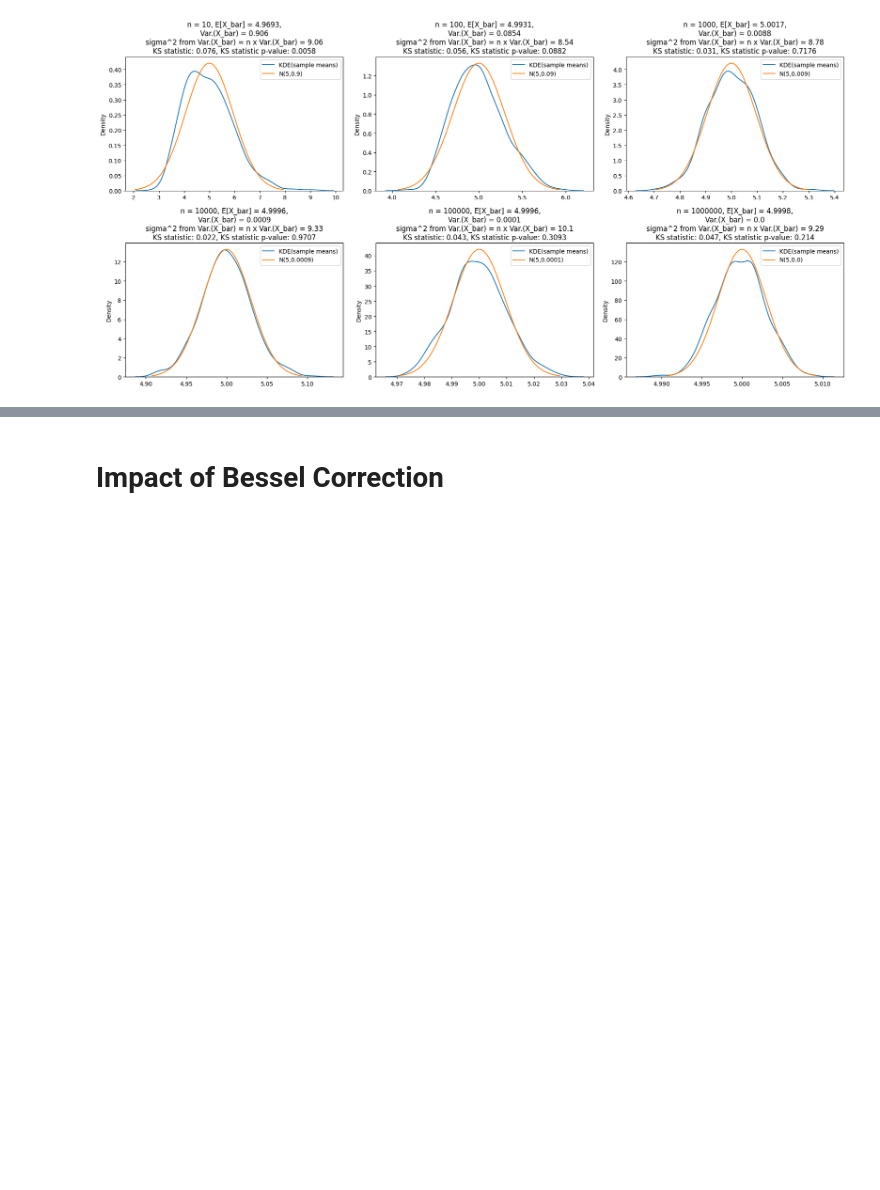
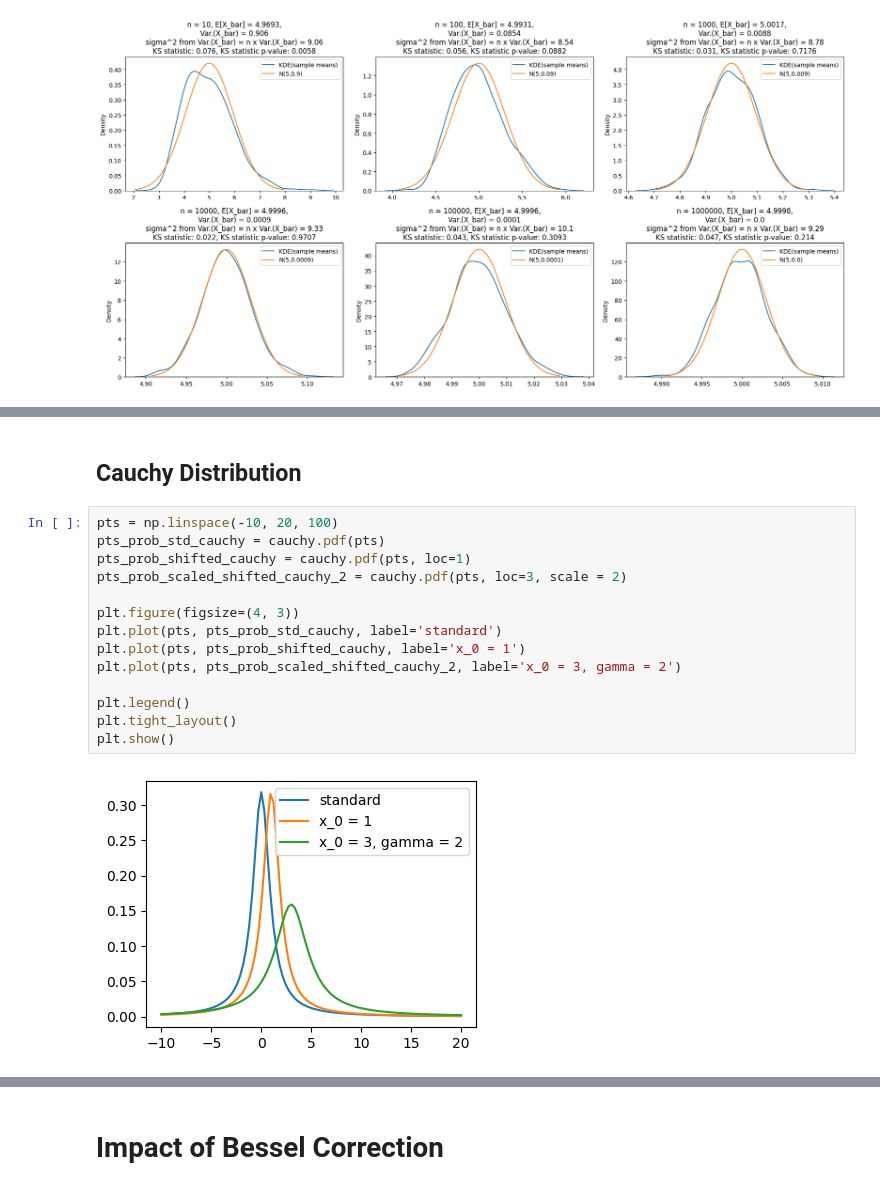
Before and after one commit to akshayDev17/Statistics, a Jupyter notebook: Maths/example.ipynb, the cells around one changed output, grey strips where cells are left out. Cells and saved outputs as stored; diff of their text form; blank space fills up the shorter version.

Commit message:
CLT goes for a toss in Cauchy distribution

```diff
--- a/Maths/example.ipynb
+++ b/Maths/example.ipynb
@@ -154,0 +213,18 @@ For a population having an exponential distribution:
+# %% [markdown]
+## Cauchy Distribution
+# %%
+pts = np.linspace(-10, 20, 100)
+pts_prob_std_cauchy = cauchy.pdf(pts)
+pts_prob_shifted_cauchy = cauchy.pdf(pts, loc=1)
+pts_prob_scaled_shifted_cauchy_2 = cauchy.pdf(pts, loc=3, scale = 2)
+
+plt.figure(figsize=(4, 3))
+plt.plot(pts, pts_prob_std_cauchy, label='standard')
+plt.plot(pts, pts_prob_shifted_cauchy, label='x_0 = 1')
+plt.plot(pts, pts_prob_scaled_shifted_cauchy_2, label='x_0 = 3, gamma = 2')
+
+plt.legend()
+plt.tight_layout()
+plt.show()
+# %% [output]
+[figure, added]
```
Also changed, not shown: parts of 6 cells of this notebook.
